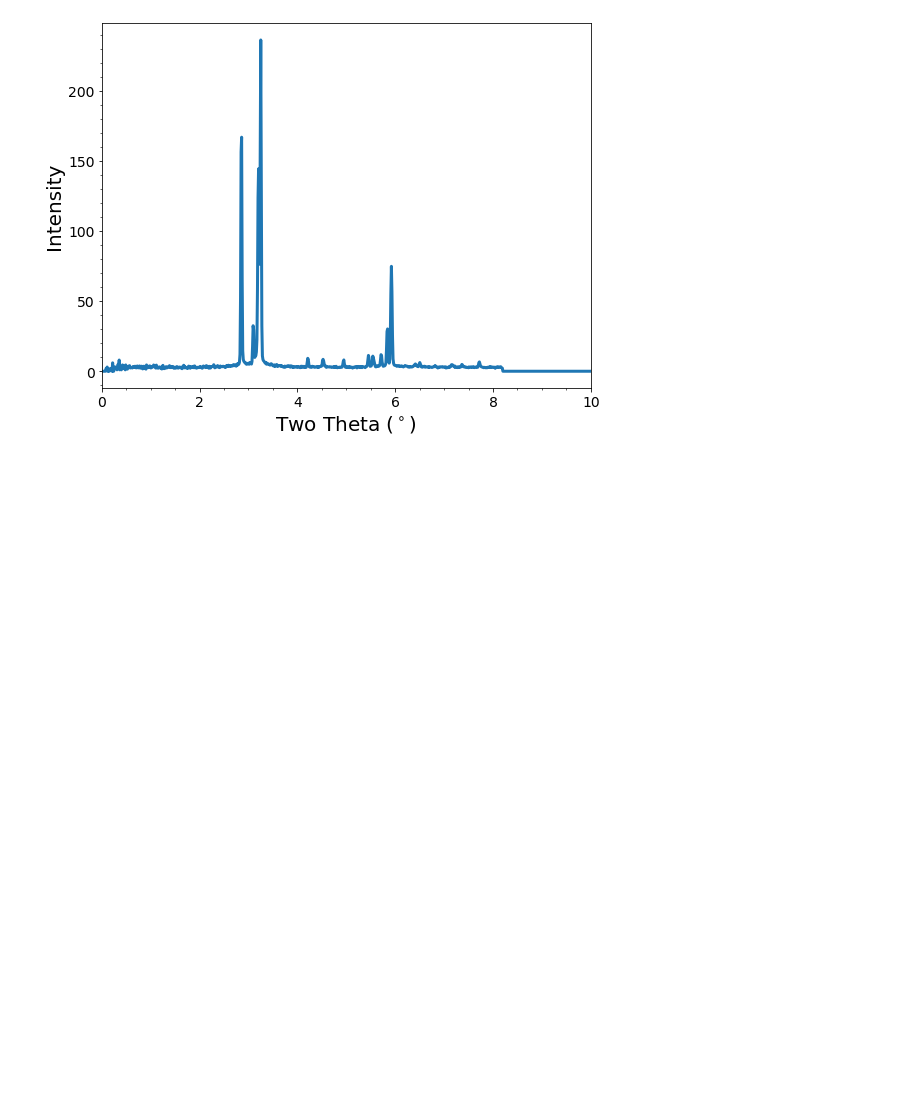
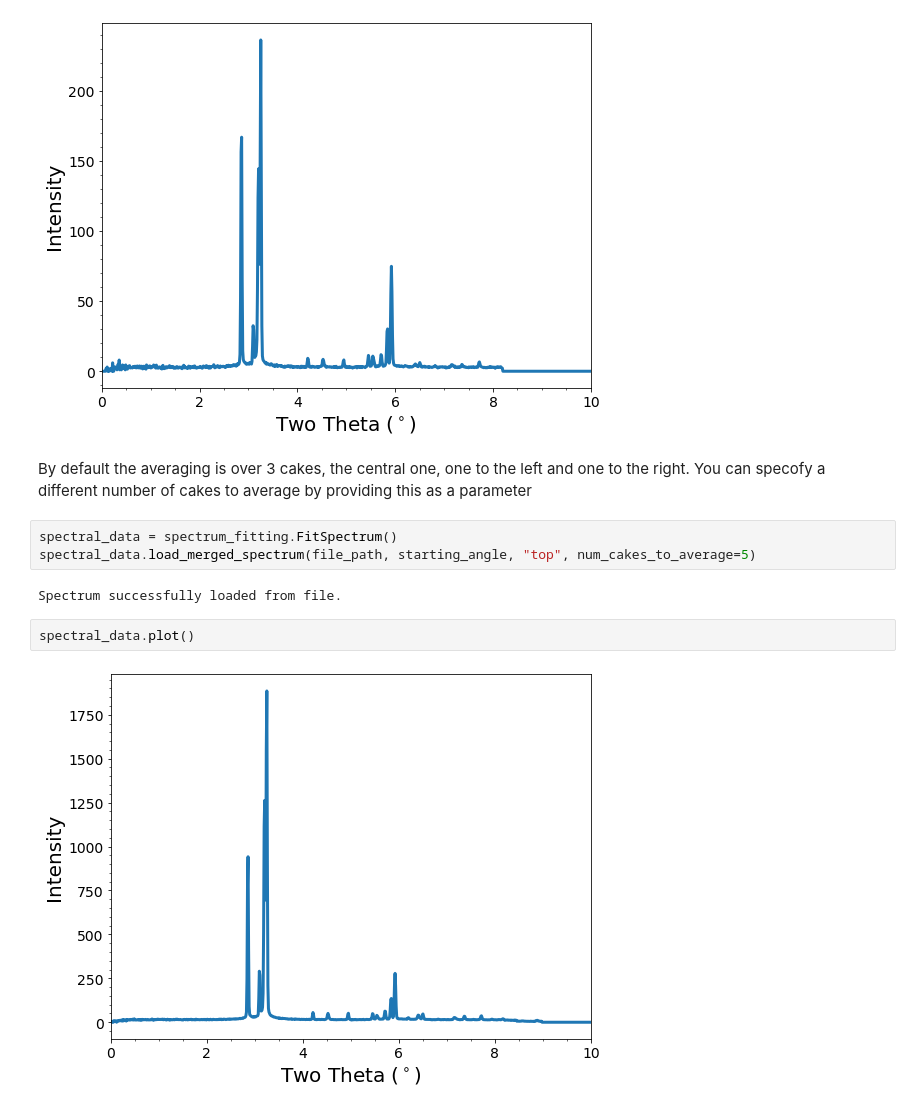
Before and after one commit to LightForm-group/xrdfit, a Jupyter notebook: tutorial notebooks/2 - Averaging for better signal.ipynb, the cells around one changed output. Drawn from its saved outputs; the diff is of its cells as text; blank space fills up the shorter version.

Commit message:
Allow averaging of a variable number of cakes.
Fixes #2.

```diff
--- a/tutorial notebooks/2 - Averaging for better signal.ipynb
+++ b/tutorial notebooks/2 - Averaging for better signal.ipynb
@@ -50,3 +50,14 @@ single_cake_spectrum.plot()
 # %% [output]
 Spectrum successfully loaded from file.
 [figure]
+# %% [markdown]
+By default the averaging is over 3 cakes, the central one, one to the left and one to the right. You can specofy a different number of cakes to average by providing this as a parameter
+# %%
+spectral_data = spectrum_fitting.FitSpectrum()
+spectral_data.load_merged_spectrum(file_path, starting_angle, "top", num_cakes_to_average=5)
+# %% [output]
+Spectrum successfully loaded from file.
+# %%
+spectral_data.plot()
+# %% [output]
+[figure, added]
```
Also changed, not shown: 2 other files.
